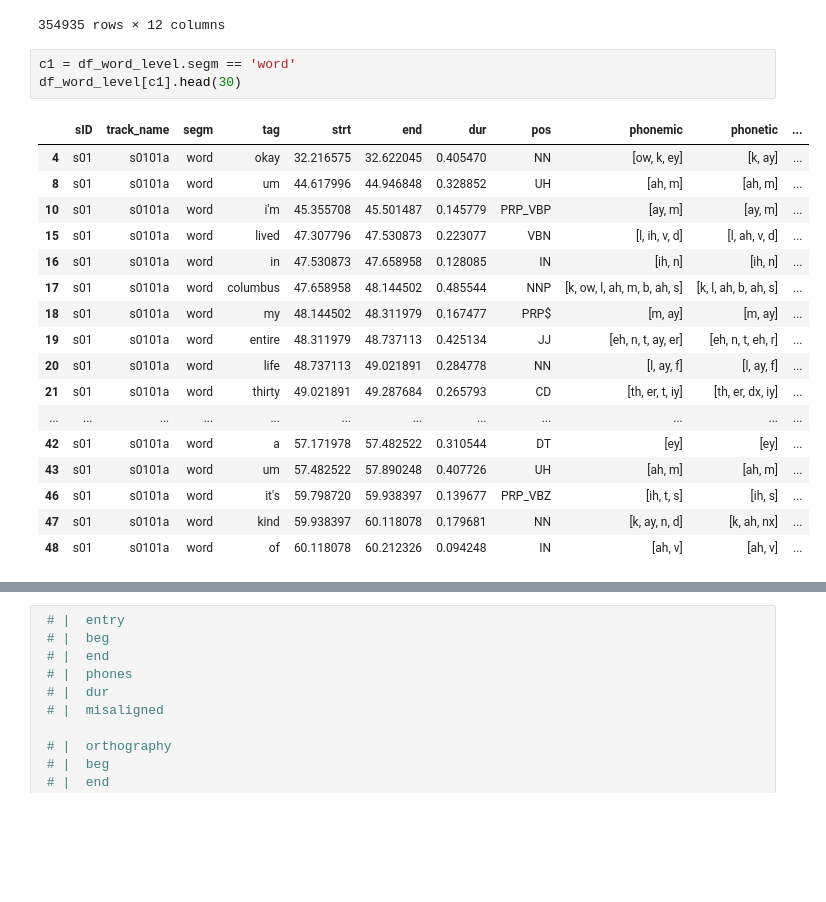
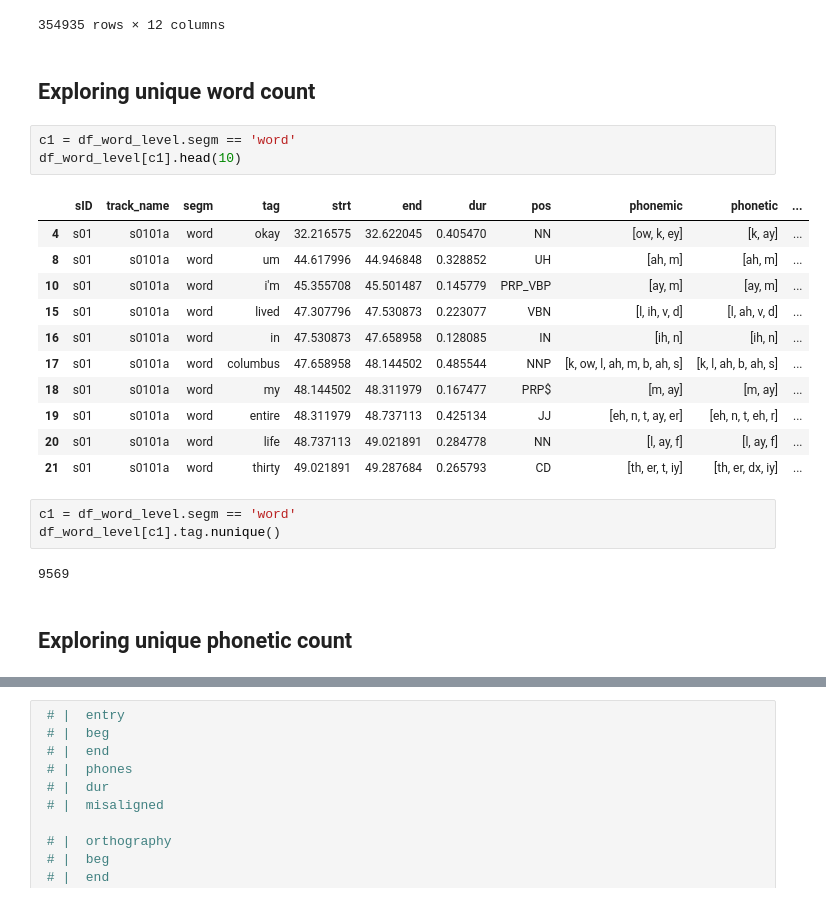
Before and after one commit to fredy-rojas/07_FR_phone, a Jupyter notebook: notebooks/01_data_expl/01_buckeyes/FR01_Buckeye_exploration.ipynb, the cells around one changed output, grey strips where cells are left out. Saved outputs shown, nothing was run; the diff lists cells and outputs as text; blank space fills up the shorter version.

```diff
--- a/notebooks/01_data_expl/01_buckeyes/FR01_Buckeye_exploration.ipynb
+++ b/notebooks/01_data_expl/01_buckeyes/FR01_Buckeye_exploration.ipynb
@@ -606,24 +695,27 @@ df_word_level
 | 354933 | s40 | s4004a | word | right | 90.477742 | 90.731215 | 0.253473 | NN | [r, ay, t] | [er, eh, tq] | ... |
 | 354934 | s40 | s4004a | pause | {E_TRANS} | 90.731215 | 90.731215 | 0.000000 | None | None | None | ... |
 354935 rows × 12 columns
+# %% [markdown]
+## Exploring unique word count
 # %%
 c1 = df_word_level.segm == 'word'
-df_word_level[c1].head(30)
+df_word_level[c1].head(10)
 # %% [output]
 |  | sID | track_name | segm | tag | strt | end | dur | pos | phonemic | phonetic | ... |
 | 4 | s01 | s0101a | word | okay | 32.216575 | 32.622045 | 0.405470 | NN | [ow, k, ey] | [k, ay] | ... |
 | 8 | s01 | s0101a | word | um | 44.617996 | 44.946848 | 0.328852 | UH | [ah, m] | [ah, m] | ... |
 | 10 | s01 | s0101a | word | i'm | 45.355708 | 45.501487 | 0.145779 | PRP_VBP | [ay, m] | [ay, m] | ... |
 | 15 | s01 | s0101a | word | lived | 47.307796 | 47.530873 | 0.223077 | VBN | [l, ih, v, d] | [l, ah, v, d] | ... |
 | 16 | s01 | s0101a | word | in | 47.530873 | 47.658958 | 0.128085 | IN | [ih, n] | [ih, n] | ... |
 | 17 | s01 | s0101a | word | columbus | 47.658958 | 48.144502 | 0.485544 | NNP | [k, ow, l, ah, m, b, ah, s] | [k, l, ah, b, ah, s] | ... |
 | 18 | s01 | s0101a | word | my | 48.144502 | 48.311979 | 0.167477 | PRP$ | [m, ay] | [m, ay] | ... |
 | 19 | s01 | s0101a | word | entire | 48.311979 | 48.737113 | 0.425134 | JJ | [eh, n, t, ay, er] | [eh, n, t, eh, r] | ... |
 | 20 | s01 | s0101a | word | life | 48.737113 | 49.021891 | 0.284778 | NN | [l, ay, f] | [l, ay, f] | ... |
 | 21 | s01 | s0101a | word | thirty | 49.021891 | 49.287684 | 0.265793 | CD | [th, er, t, iy] | [th, er, dx, iy] | ... |
-| ... | ... | ... | ... | ... | ... | ... | ... | ... | ... | ... | ... |
-| 42 | s01 | s0101a | word | a | 57.171978 | 57.482522 | 0.310544 | DT | [ey] | [ey] | ... |
-| 43 | s01 | s0101a | word | um | 57.482522 | 57.890248 | 0.407726 | UH | [ah, m] | [ah, m] | ... |
-| 46 | s01 | s0101a | word | it's | 59.798720 | 59.938397 | 0.139677 | PRP_VBZ | [ih, t, s] | [ih, s] | ... |
-| 47 | s01 | s0101a | word | kind | 59.938397 | 60.118078 | 0.179681 | NN | [k, ay, n, d] | [k, ah, nx] | ... |
-| 48 | s01 | s0101a | word | of | 60.118078 | 60.212326 | 0.094248 | IN | [ah, v] | [ah, v] | ... |
+# %%
+c1 = df_word_level.segm == 'word'
+df_word_level[c1].tag.nunique()
+# %% [output]
+9569
+# %% [markdown]
+## Exploring unique phonetic count
```
Also changed, not shown: parts of 40 cells of this notebook.
